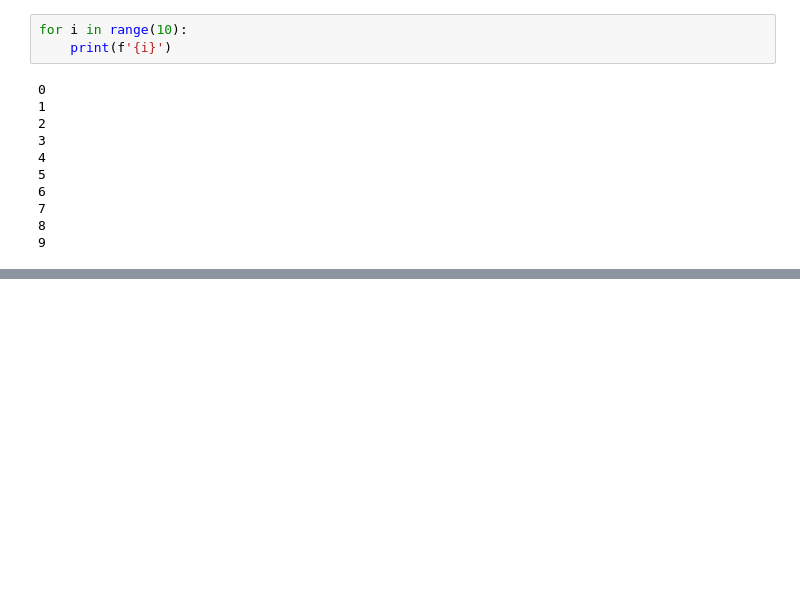
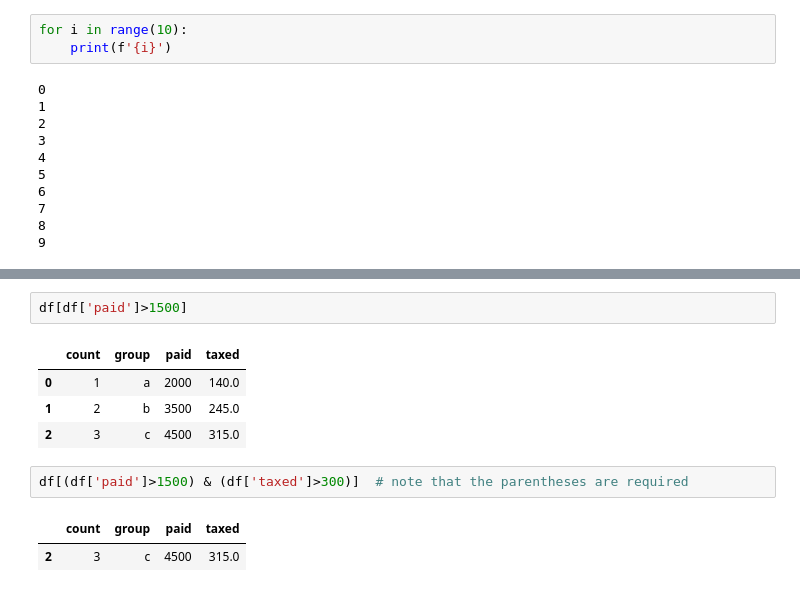
Before and after one commit to likit/nxpo-python-datasci-camp, a Jupyter notebook: notebooks/basic-python.ipynb, the cells around one changed output, grey strips where cells are left out. Saved outputs shown, nothing was run; the diff lists cells and outputs as text; blank space fills up the shorter version.

```diff
--- a/notebooks/basic-python.ipynb
+++ b/notebooks/basic-python.ipynb
@@ -27,0 +795,12 @@ for i in range(10):
+# %%
+df[df['paid']>1500]
+# %% [output]
+|  | count | group | paid | taxed |
+| 0 | 1 | a | 2000 | 140.0 |
+| 1 | 2 | b | 3500 | 245.0 |
+| 2 | 3 | c | 4500 | 315.0 |
+# %%
+df[(df['paid']>1500) & (df['taxed']>300)]  # note that the parentheses are required
+# %% [output]
+|  | count | group | paid | taxed |
+| 2 | 3 | c | 4500 | 315.0 |
```
Also changed, not shown: parts of 166 cells of this notebook, 1 other file.
